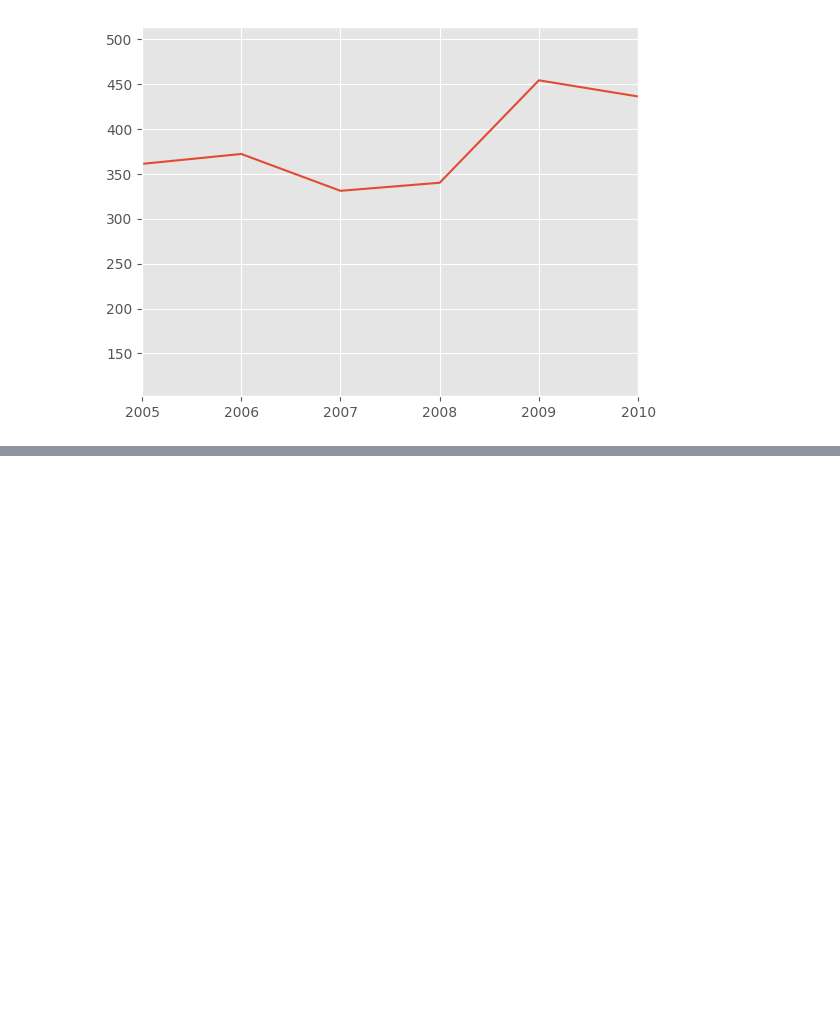
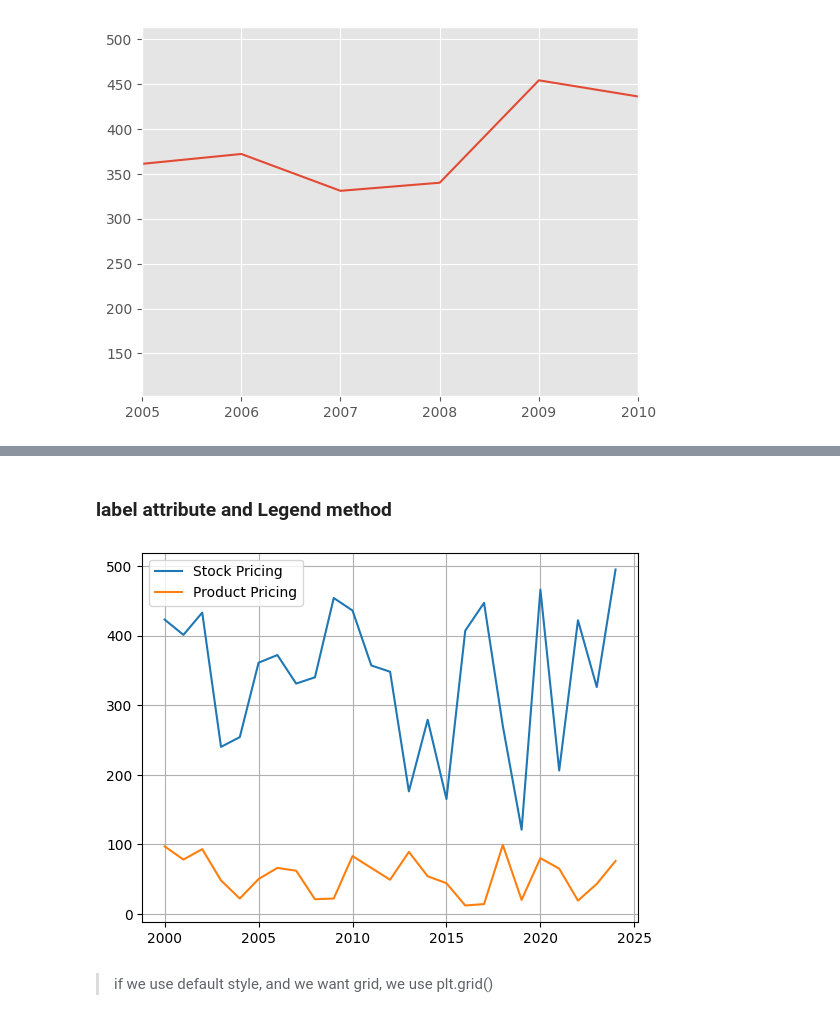
Before and after one commit to Shrikantlala24/Machine-learning, a Jupyter notebook: MatplotLib files/Plot.ipynb, the cells around one changed output, grey strips where cells are left out. Cells and saved outputs as stored; diff of their text form; code cells hidden in the pictures; blank space fills up the shorter version.

```diff
--- a/MatplotLib files/Plot.ipynb
+++ b/MatplotLib files/Plot.ipynb
@@ -2,7 +2,7 @@
 import matplotlib.pyplot as plt
 import numpy as np
 # %%
-plt.style.use('ggplot')
+plt.style.use('default')
 # %% [markdown]
 # types of data
 - Numerical data
@@ -136,0 +144,12 @@ plt.xlim(2005,2010)
+# %% [markdown]
+### label attribute and Legend method
+# %%
+plt.plot(year, Stock_Price, label = 'Stock Pricing')
+plt.plot(year, product_price, label = 'Product Pricing')
+
+plt.legend()
+plt.grid()
+# %% [output]
+[figure, added]
+# %% [markdown]
+> if we use default style, and we want grid, we use plt.grid()
```
Also changed, not shown: parts of 3 cells of this notebook.
